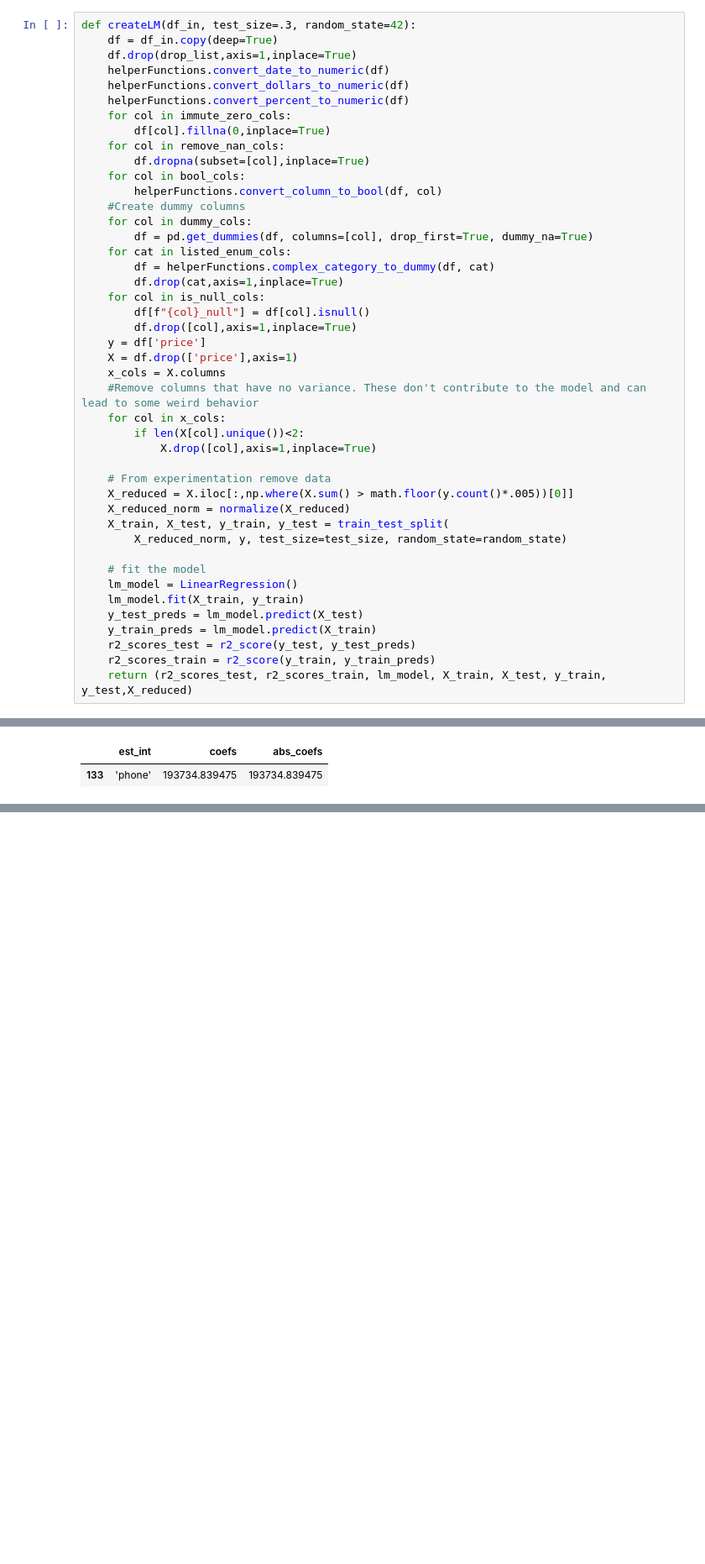
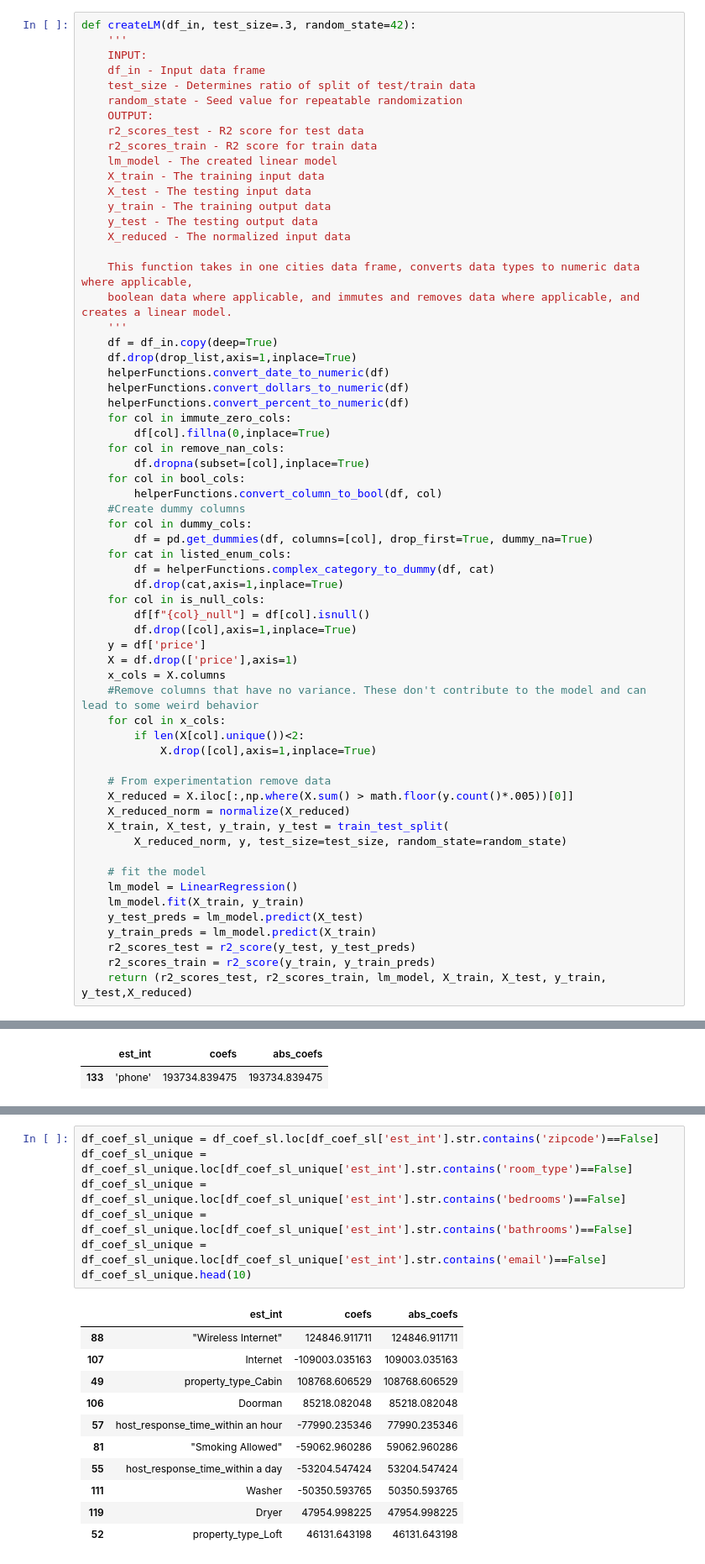
Before and after one commit to TheCaptainCrash/airbnb-boston-seattle, a Jupyter notebook: src/AirbnbAnalysis.ipynb, the cells around one changed output, grey strips where cells are left out. Shown: that part at 84% size. Cells and saved outputs as stored; diff of their text form; blank space fills up the shorter version.

```diff
--- a/src/AirbnbAnalysis.ipynb
+++ b/src/AirbnbAnalysis.ipynb
@@ -73,6 +137,24 @@ bool_cols = ['host_is_superhost','host_identity_verified',
 The following function cleans the data and returns a linear model, the training data, test data, and r2 scores.
 # %%
 def createLM(df_in, test_size=.3, random_state=42):
+    '''
+    INPUT:
+    df_in - Input data frame
+    test_size - Determines ratio of split of test/train data
+    random_state - Seed value for repeatable randomization
+    OUTPUT:
+    r2_scores_test - R2 score for test data
+    r2_scores_train - R2 score for train data
+    lm_model - The created linear model
+    X_train - The training input data
+    X_test - The testing input data
+    y_train - The training output data
+    y_test - The testing output data
+    X_reduced - The normalized input data
+
+    This function takes in one cities data frame, converts data types to numeric data where applicable,
+    boolean data where applicable, and immutes and removes data where applicable, and creates a linear model.
+    '''
     df = df_in.copy(deep=True)
     df.drop(drop_list,axis=1,inplace=True)
     helperFunctions.convert_date_to_numeric(df)
@@ -184,0 +281,19 @@ df_coef_bl.loc[df_coef_bl['coefs']==df_coef_bl['coefs'].max()]
+# %%
+df_coef_sl_unique = df_coef_sl.loc[df_coef_sl['est_int'].str.contains('zipcode')==False]
+df_coef_sl_unique = df_coef_sl_unique.loc[df_coef_sl_unique['est_int'].str.contains('room_type')==False]
+df_coef_sl_unique = df_coef_sl_unique.loc[df_coef_sl_unique['est_int'].str.contains('bedrooms')==False]
+df_coef_sl_unique = df_coef_sl_unique.loc[df_coef_sl_unique['est_int'].str.contains('bathrooms')==False]
+df_coef_sl_unique = df_coef_sl_unique.loc[df_coef_sl_unique['est_int'].str.contains('email')==False]
+df_coef_sl_unique.head(10)
+# %% [output]
+|  | est_int | coefs | abs_coefs |
+| 88 | "Wireless Internet" | 124846.911711 | 124846.911711 |
+| 107 | Internet | -109003.035163 | 109003.035163 |
+| 49 | property_type_Cabin | 108768.606529 | 108768.606529 |
+| 106 | Doorman | 85218.082048 | 85218.082048 |
+| 57 | host_response_time_within an hour | -77990.235346 | 77990.235346 |
+| 81 | "Smoking Allowed" | -59062.960286 | 59062.960286 |
+| 55 | host_response_time_within a day | -53204.547424 | 53204.547424 |
+| 111 | Washer | -50350.593765 | 50350.593765 |
+| 119 | Dryer | 47954.998225 | 47954.998225 |
+| 52 | property_type_Loft | 46131.643198 | 46131.643198 |
```
Also changed, not shown: parts of 16 cells of this notebook, 1 other file.
